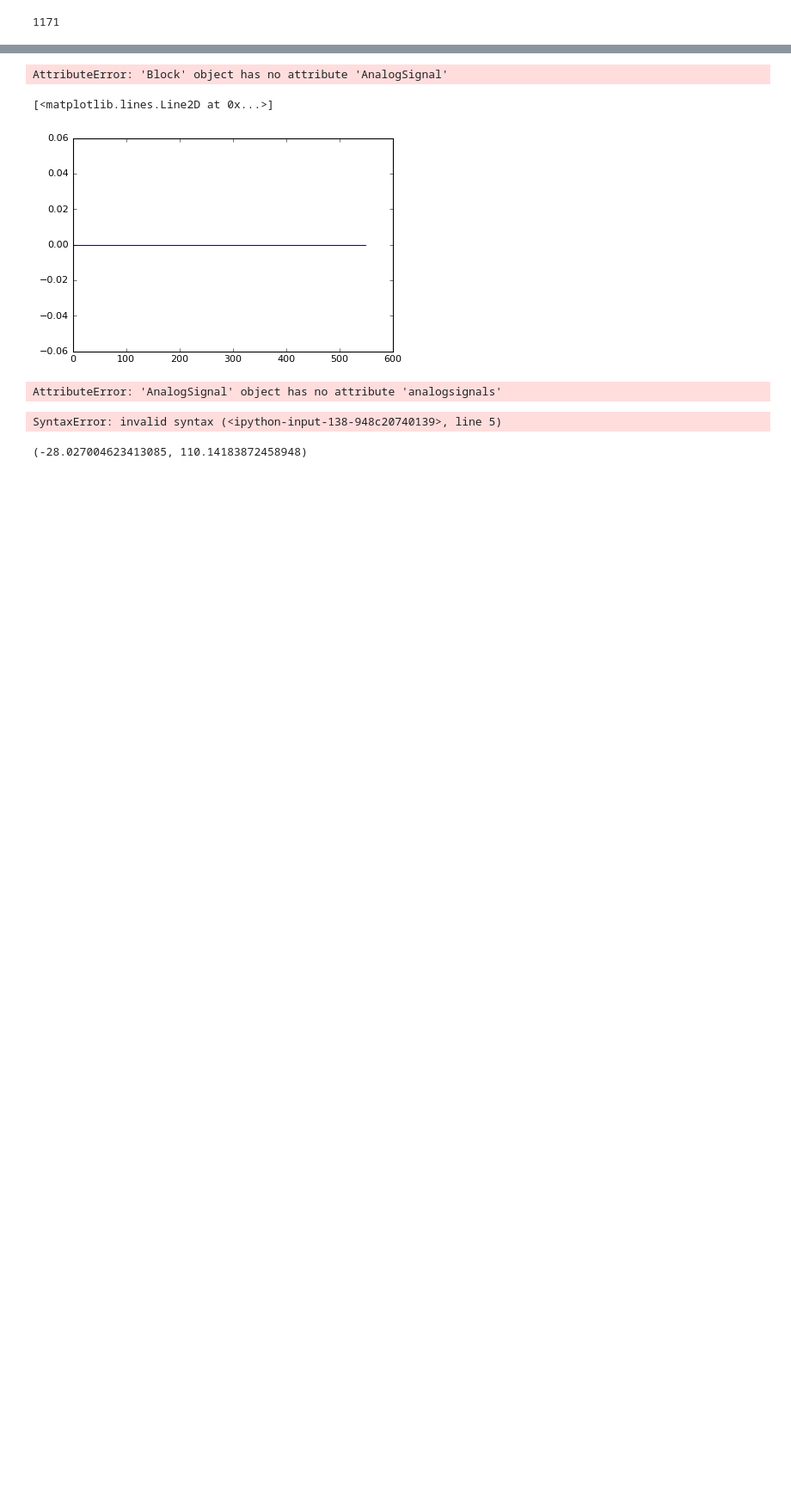
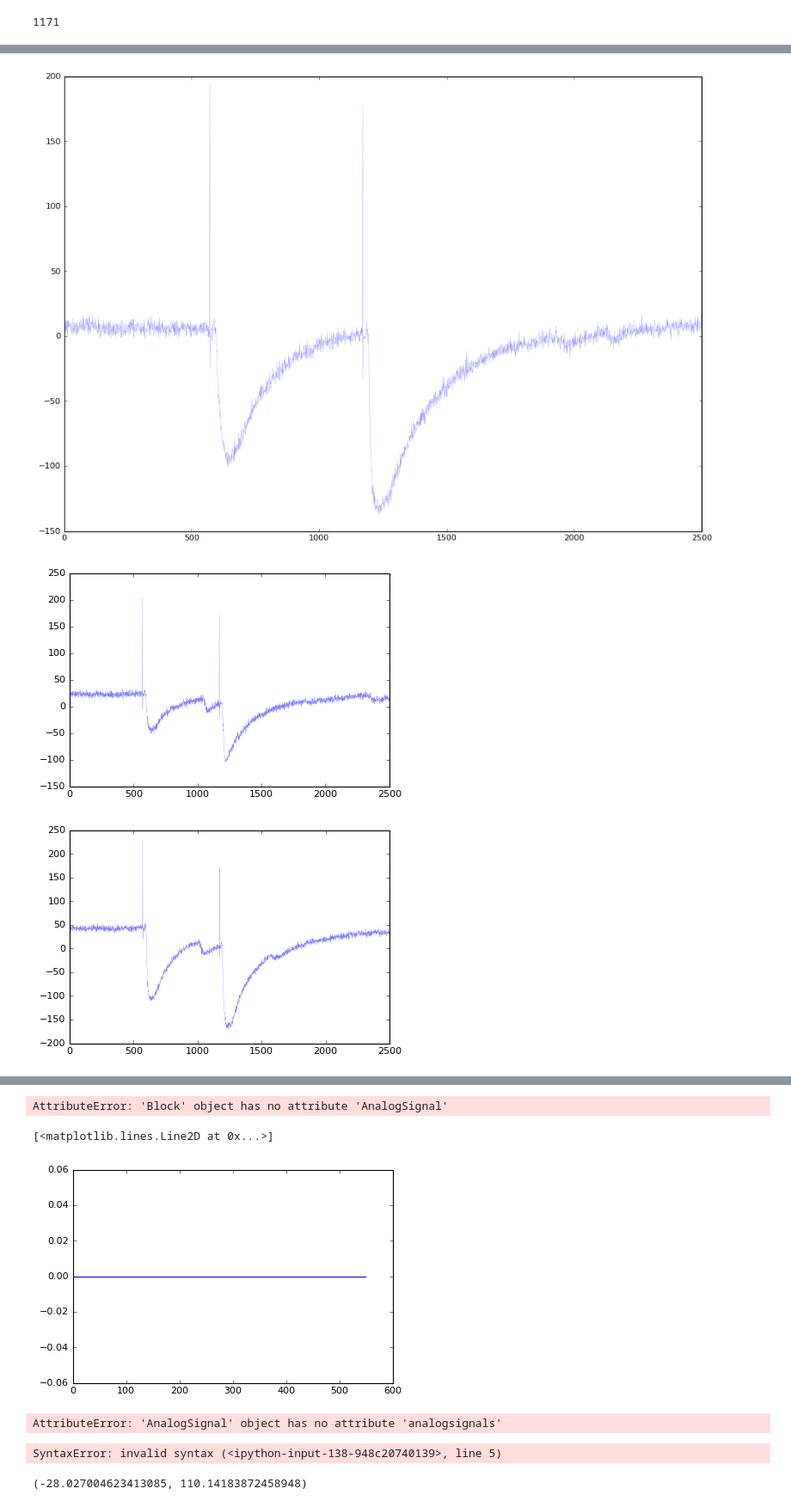
Before and after one commit to kzapfe/AprendiendoComputoLibre, a Jupyter notebook: Python/AprendiendoNeo_v05-02.ipynb, the cells around one changed output, grey strips where cells are left out. Shown at 86% size. Cells and saved outputs as stored; diff of their text form; code cells hidden in the pictures; blank space fills up the shorter version.

```diff
--- a/Python/AprendiendoNeo_v05-02.ipynb
+++ b/Python/AprendiendoNeo_v05-02.ipynb
@@ -50,0 +53,9 @@ plt.show()
+# %%
+plt.figure(figsize=(14,10))
+for i in LosDatos.segments:
+    plt.plot(i.analogsignals[0],lw=0.25,alpha=0.5)
+    plt.show()
+# %% [output]
+[figure, added]
+[figure, added]
+[figure, added]
```
Also changed, not shown: parts of 8 cells of this notebook, 1 other file.
